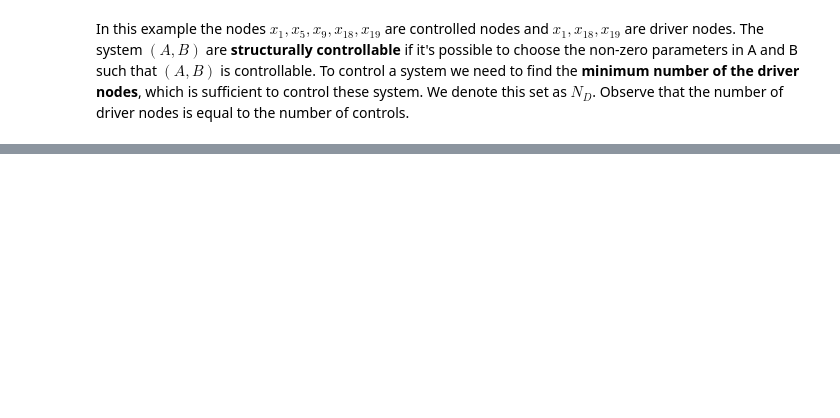
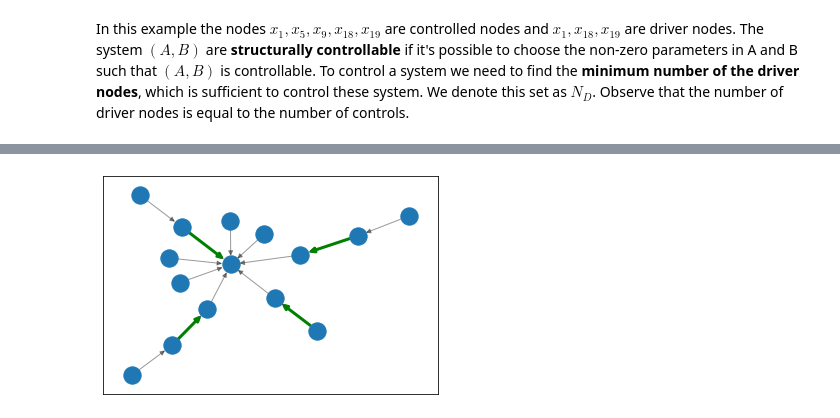
Before and after one commit to lucasmoschen/optimal-vaccination-networks, a Jupyter notebook: notebooks/control_complex_networks.ipynb, the cells around one changed output, grey strips where cells are left out. Saved outputs shown, nothing was run; the diff lists cells and outputs as text; code cells hidden in the pictures; blank space fills up the shorter version.

```diff
--- a/notebooks/control_complex_networks.ipynb
+++ b/notebooks/control_complex_networks.ipynb
@@ -176,0 +304,17 @@ The following three statements are equivalent:
+# %%
+R = nx.gnr_graph(n=15, p=0.2)
+max_match = nx.maximal_matching(R)
+
+pos = nx.nx_agraph.graphviz_layout(R, prog="neato")
+
+nx.draw_networkx_nodes(R, pos = pos)
+nx.draw_networkx_edges(R, pos = pos, alpha = 0.4)
+nx.draw_networkx_edges(R,pos,
+                      edgelist = list(max_match),
+                      edge_color = 'green',
+                      width = 3,
+                      )
+
+plt.show()
+# %% [output]
+[figure, added]
```
Also changed, not shown: parts of 14 cells of this notebook.
